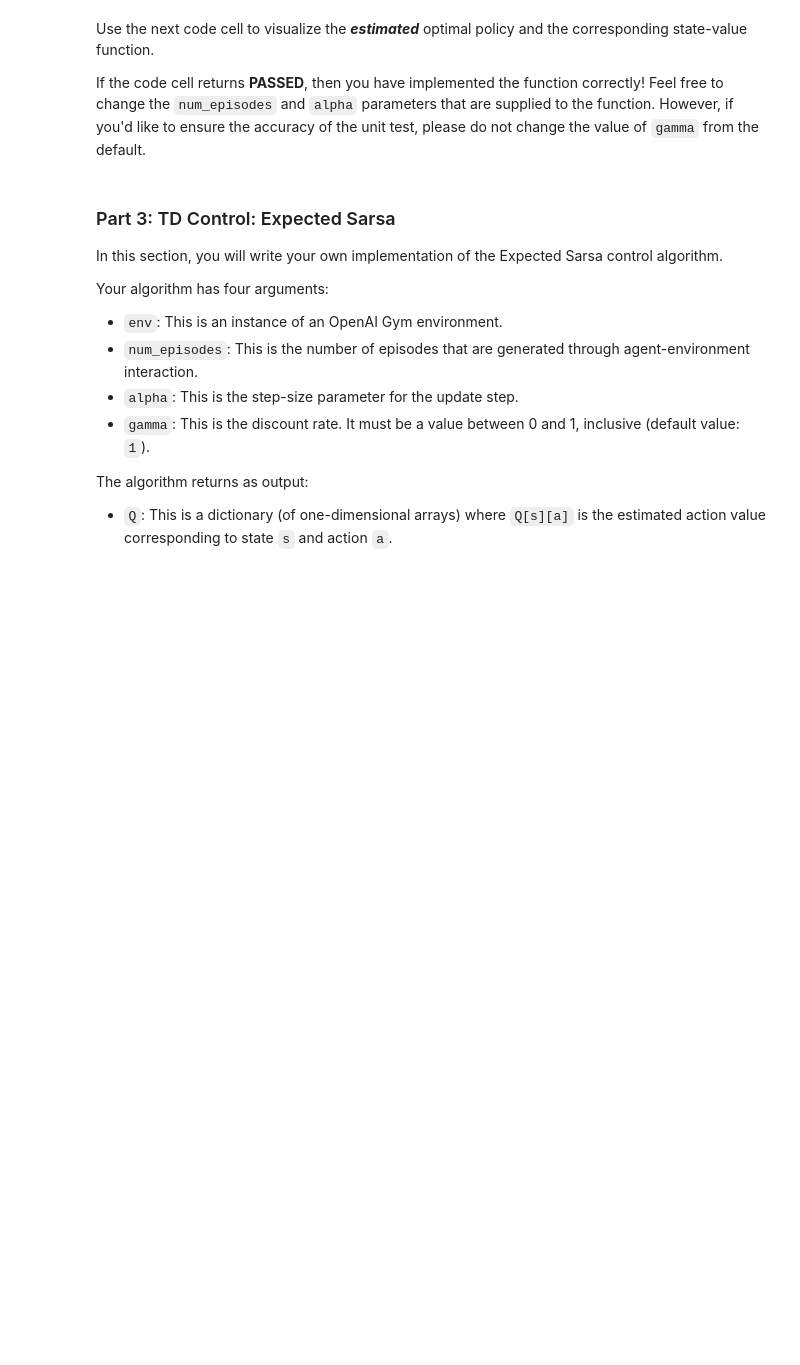
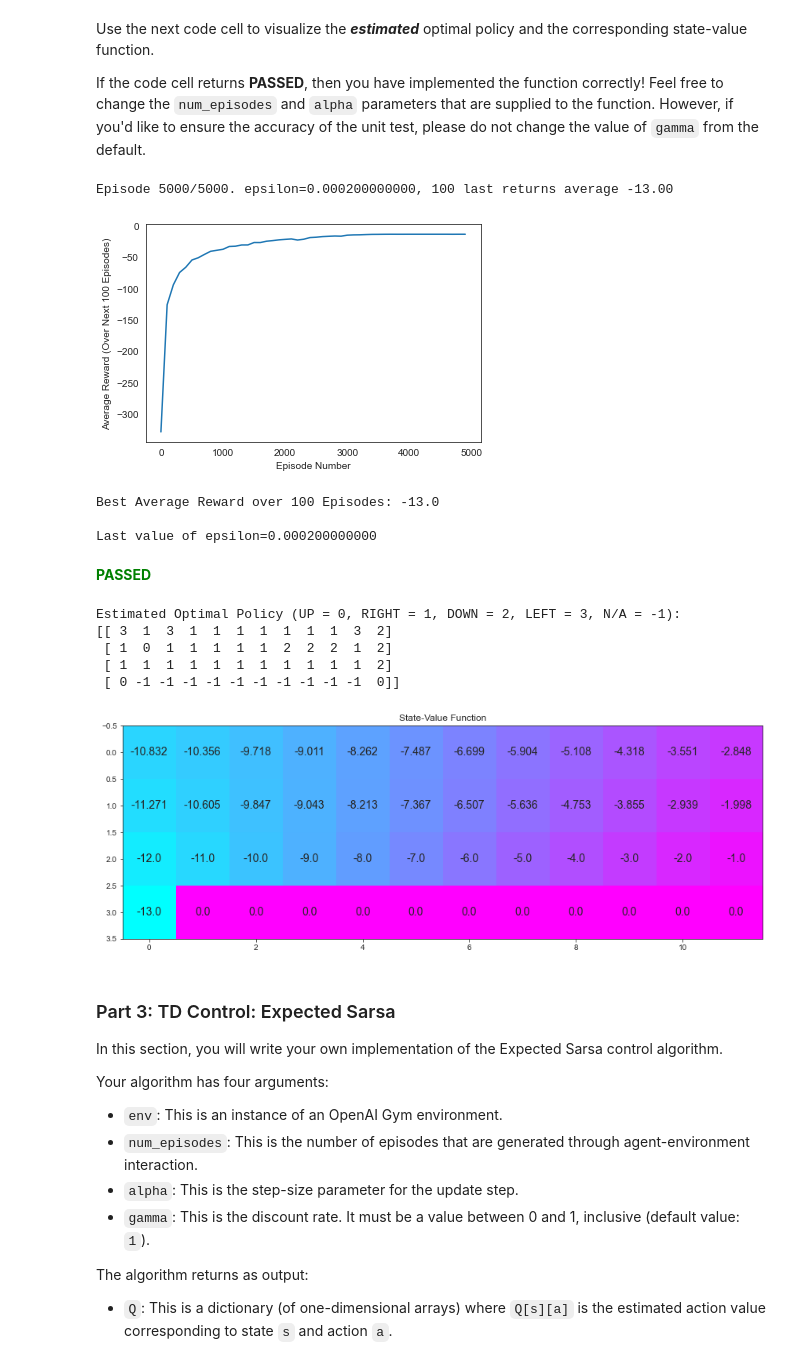
Before and after one commit to gnguenon/deep-reinforcement-learning, a Jupyter notebook: temporal-difference/Temporal_Difference.ipynb, the cells around one changed output. Cells and saved outputs as stored; diff of their text form; code cells hidden in the pictures; blank space fills up the shorter version.

```diff
--- a/temporal-difference/Temporal_Difference.ipynb
+++ b/temporal-difference/Temporal_Difference.ipynb
@@ -282,16 +347,40 @@ Use the next code cell to visualize the **_estimated_** optimal policy and the c
 If the code cell returns **PASSED**, then you have implemented the function correctly!  Feel free to change the `num_episodes` and `alpha` parameters that are supplied to the function.  However, if you'd like to ensure the accuracy of the unit test, please do not change the value of `gamma` from the default.
 # %%
 # obtain the estimated optimal policy and corresponding action-value function
-Q_sarsamax = q_learning(env, 5000, .01)
+# Fast convergence; seems to work every time:
+#Q_sarsamax = q_learning(env, num_episodes=5000, eps_decay_method='inverse')
+
+# This also works
+#Q_sarsa = sarsa(env, num_episodes=5000, alpha=0.01, gamma=1.0, initial_Q=None, max_steps=300,
+#                eps_decay_method='exponential', eps_start=0.001, eps_decay=.9999, eps_min=0.0001)
+
+# And this as well
+#Q_sarsa = sarsa(env, num_episodes=5000, alpha=0.01, gamma=1.0, initial_Q=None, max_steps=300,
+#                eps_decay_method='exponential', eps_start=1.0, eps_decay=.98, eps_min=0.0001)
+
+
 
 # print the estimated optimal policy
 policy_sarsamax = np.array([np.argmax(Q_sarsamax[key]) if key in Q_sarsamax else -1 for key in np.arange(48)]).reshape((4,12))
 check_test.run_check('td_control_check', policy_sarsamax)
 print("\nEstimated Optimal Policy (UP = 0, RIGHT = 1, DOWN = 2, LEFT = 3, N/A = -1):")
 print(policy_sarsamax)
 
 # plot the estimated optimal state-value function
 plot_values([np.max(Q_sarsamax[key]) if key in Q_sarsamax else 0 for key in np.arange(48)])
+# %% [output]
+Episode 5000/5000. epsilon=0.000200000000, 100 last returns average -13.00
+[figure, added]
+Best Average Reward over 100 Episodes: -13.0
+
+Last value of epsilon=0.000200000000
+**<span style="color: green;">PASSED</span>**
+Estimated Optimal Policy (UP = 0, RIGHT = 1, DOWN = 2, LEFT = 3, N/A = -1):
+[[ 3  1  3  1  1  1  1  1  1  1  3  2]
+ [ 1  0  1  1  1  1  1  2  2  2  1  2]
+ [ 1  1  1  1  1  1  1  1  1  1  1  2]
+ [ 0 -1 -1 -1 -1 -1 -1 -1 -1 -1 -1  0]]
+[figure, added]
 # %% [markdown]
 ### Part 3: TD Control: Expected Sarsa
 
```
Also changed, not shown: parts of 5 cells of this notebook.
